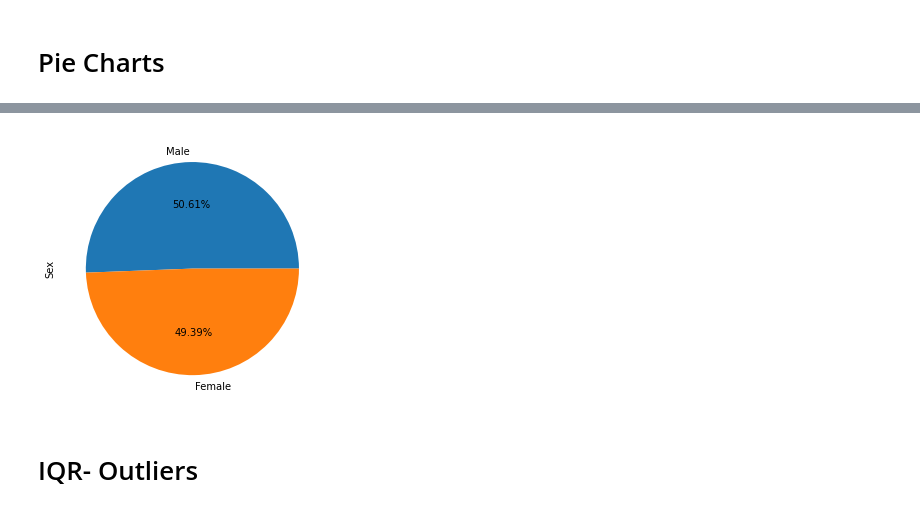
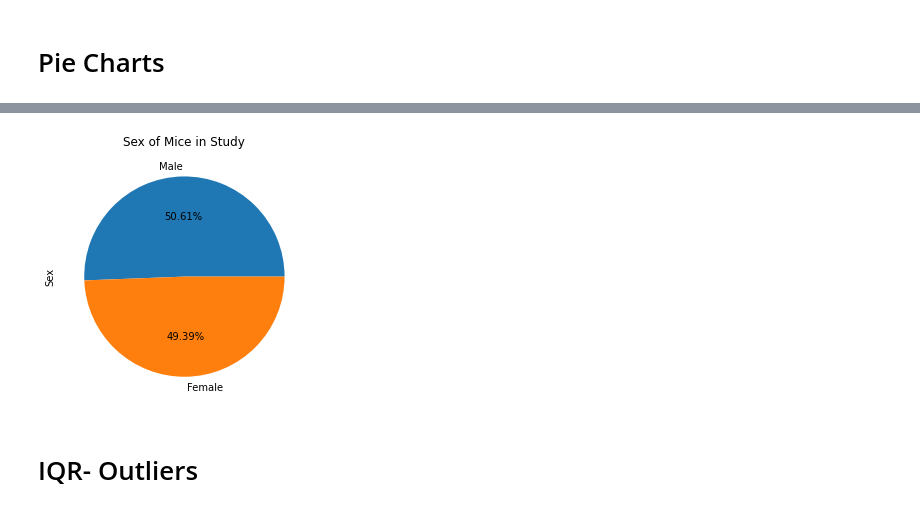
Before and after one commit to josiedeleon/Matplotlib--The-Power-of-Plots, a Jupyter notebook: Pymaceuticals.ipynb, the cells around one changed output, grey strips where cells are left out. Drawn from its saved outputs; the diff is of its cells as text; code cells hidden in the pictures.

```diff
--- a/Pymaceuticals.ipynb
+++ b/Pymaceuticals.ipynb
@@ -217,11 +220,12 @@ plt.tight_layout()
 # %%
 #Matplot Pie Chart
 mouse_gender_count =clean_mouse_data.Sex.value_counts()
 plt.pie(mouse_gender_count.values, labels=mouse_gender_count.index.values,autopct='%1.2f%%')
 plt.ylabel("Sex")
+plt.title('Sex of Mice in Study')
 plt.tight_layout()
 # %% [output]
-[figure, old version]
+[figure, new version]
 # %% [markdown]
 # IQR- Outliers
 # %% [markdown]
```
Also changed, not shown: parts of 9 cells of this notebook.
